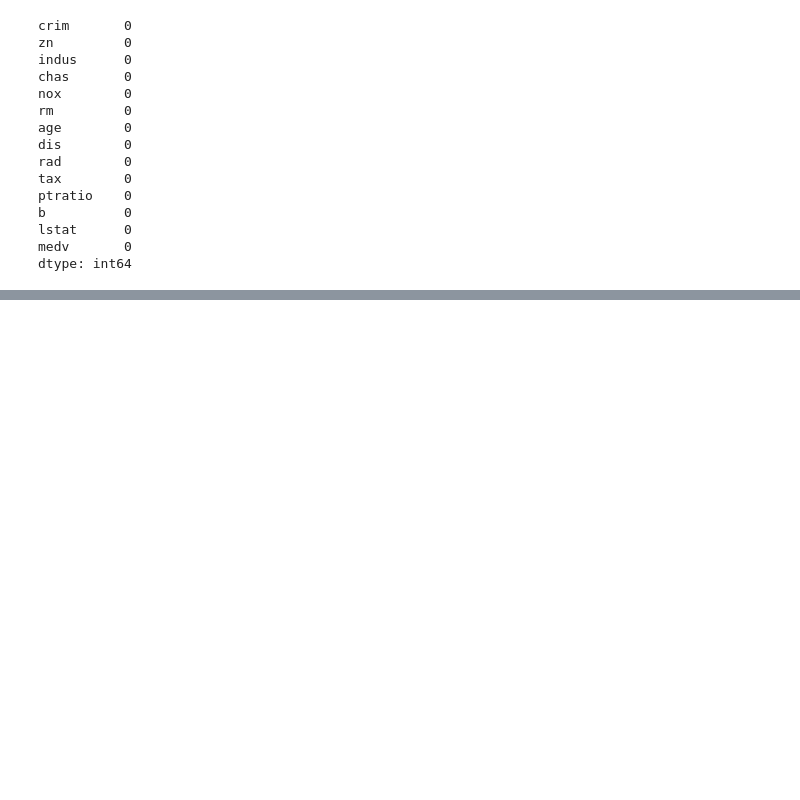
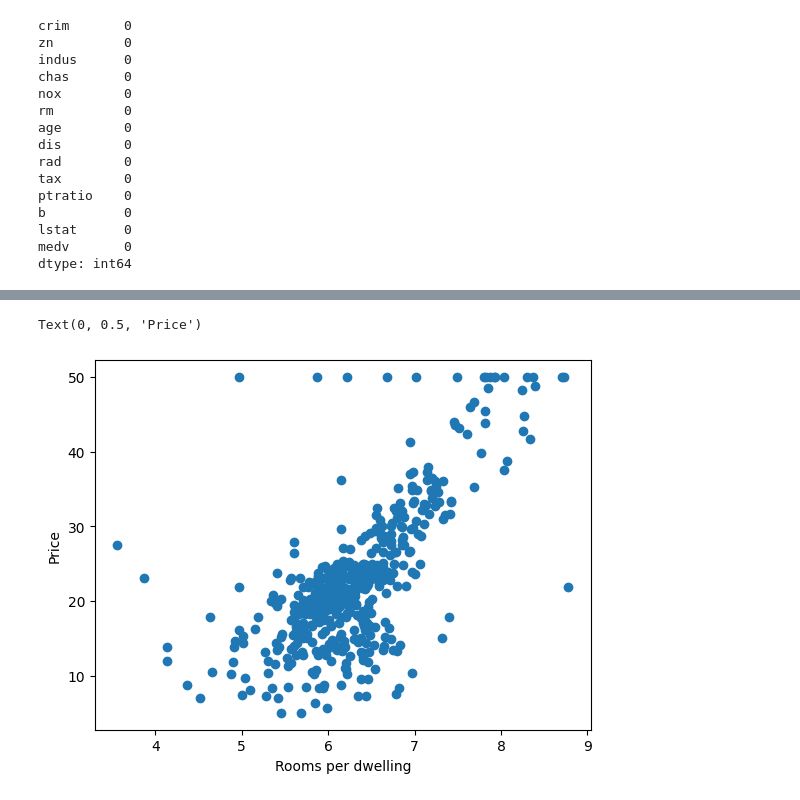
Before and after one commit to TanmayMachkar/ML-1, a Jupyter notebook: Untitled.ipynb, the cells around one changed output, grey strips where cells are left out. Drawn from its saved outputs; the diff is of its cells as text; code cells hidden in the pictures; blank space fills up the shorter version.

```diff
--- a/Untitled.ipynb
+++ b/Untitled.ipynb
@@ -143,0 +157,7 @@ boston_df.corr()
+# %%
+plt.scatter(boston_df["rm"], boston_df["medv"])
+plt.xlabel("Rooms per dwelling")
+plt.ylabel("Price")
+# %% [output]
+Text(0, 0.5, 'Price')
+[figure, added]
```
Also changed, not shown: parts of 16 cells of this notebook.
